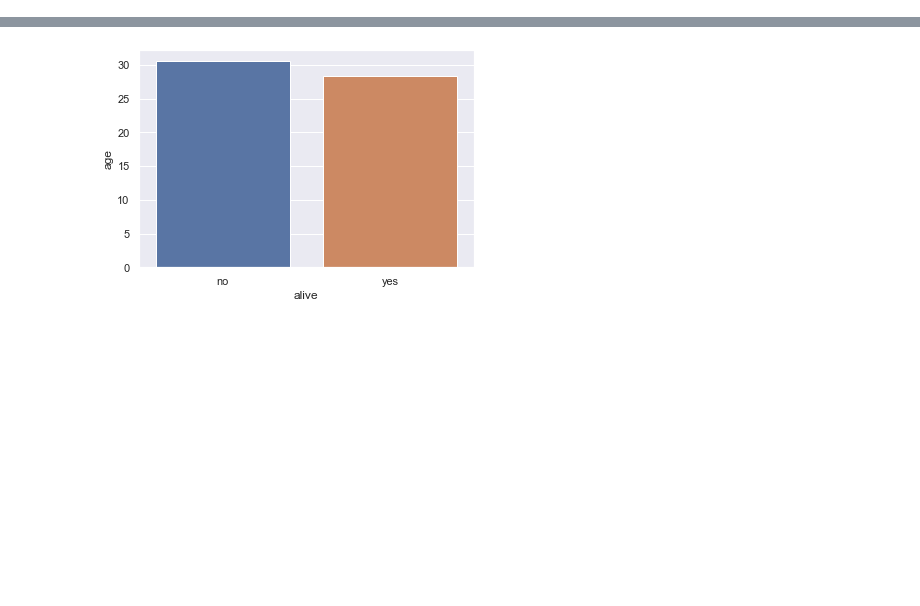
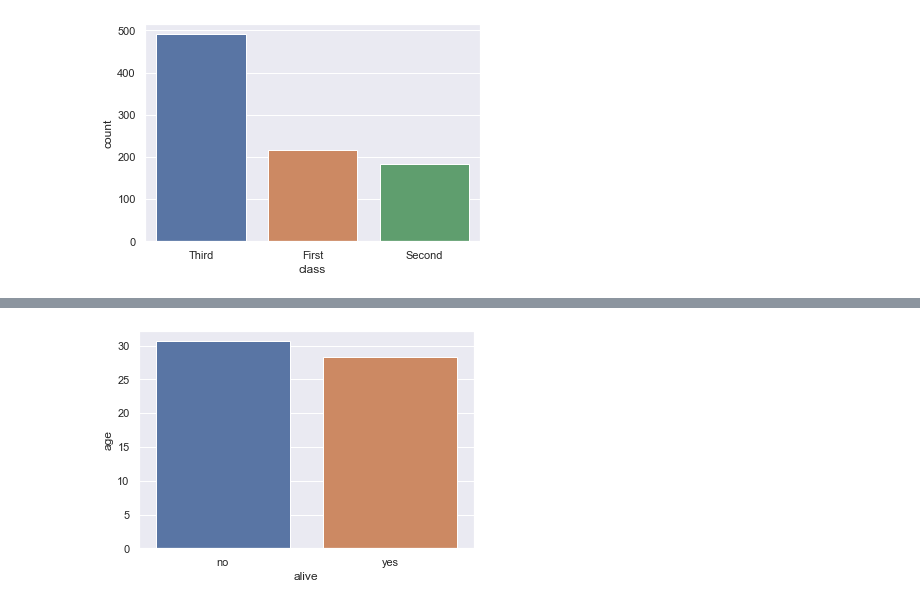
Before and after one commit to kurbaniec/everything-data-science, a Jupyter notebook: Data-Visualization/Qualitative-Daten.ipynb, the cells around one changed output, grey strips where cells are left out. Saved outputs shown, nothing was run; the diff lists cells and outputs as text; code cells hidden in the pictures; blank space fills up the shorter version.

```diff
--- a/Data-Visualization/Qualitative-Daten.ipynb
+++ b/Data-Visualization/Qualitative-Daten.ipynb
@@ -157,0 +87,4 @@ interactive(children=(IntSlider(value=0, description='row', max=891, step=5), In
+# %%
+sns.countplot(x='class', data=ti);
+# %% [output]
+[figure, added]
```
Also changed, not shown: parts of 25 cells of this notebook, 2 other files.
